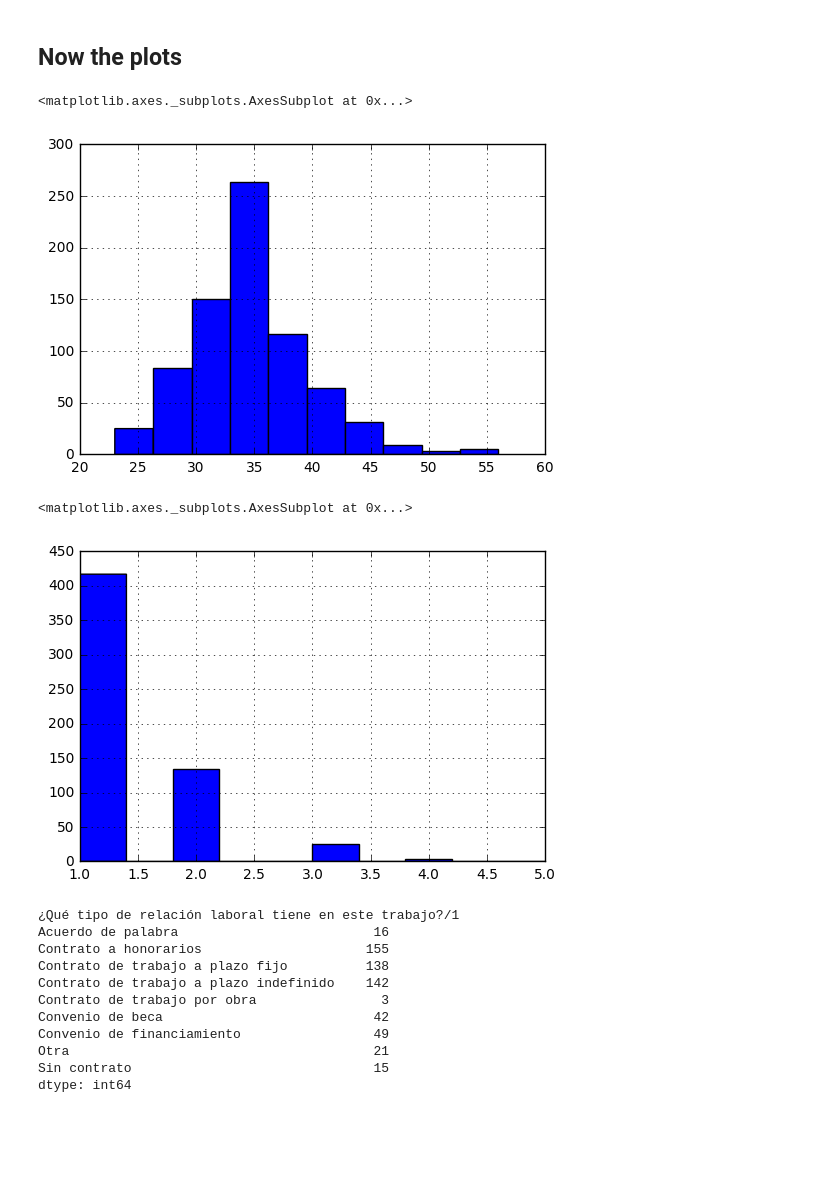
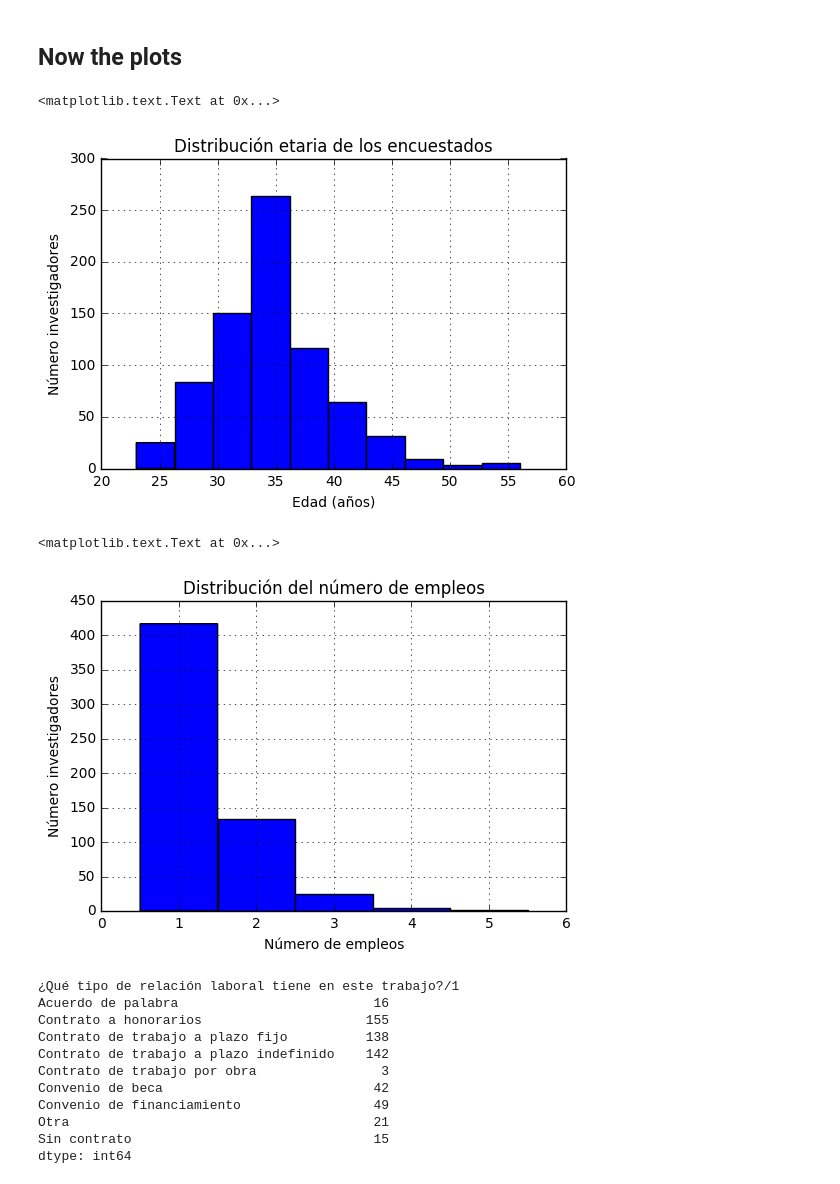
Before and after one commit to rpmunoz/datachile, a Jupyter notebook: science/Analisis encuesta insercion.ipynb, the cells around one changed output. Cells and saved outputs as stored; diff of their text form; code cells hidden in the pictures; blank space fills up the shorter version.

Commit message:
Added axis lables to plots

```diff
--- a/science/Analisis encuesta insercion.ipynb
+++ b/science/Analisis encuesta insercion.ipynb
@@ -153,15 +153,23 @@ Name: ¿Qué tipo de relación laboral tiene en este trabajo?/1, dtype: object
 # %% [markdown]
 ## Now the plots
 # %%
+plt.figure()
 data_complete['¿Cuál es su edad? Exprésela en años'].hist()
+plt.xlabel('Edad (años)')
+plt.ylabel('Número investigadores')
+plt.title('Distribución etaria de los encuestados')
 # %% [output]
-<matplotlib.axes._subplots.AxesSubplot at 0x...>
+<matplotlib.text.Text at 0x...>
-[figure, old version]
+[figure, new version]
 # %%
-data_complete_jobs['¿Cuántos empleos tiene en la actualidad? Incluya los empleos formales e informales.'].hist()
+plt.figure()
+data_complete_jobs['¿Cuántos empleos tiene en la actualidad? Incluya los empleos formales e informales.'].hist(bins=5, range=(0.5,5.5))
+plt.xlabel('Número de empleos')
+plt.ylabel('Número investigadores')
+plt.title('Distribución del número de empleos')
 # %% [output]
-<matplotlib.axes._subplots.AxesSubplot at 0x...>
+<matplotlib.text.Text at 0x...>
-[figure, old version]
+[figure, new version]
 # %%
 data_complete_jobs.groupby(['¿Qué tipo de relación laboral tiene en este trabajo?/1']).size()
 # %% [output]
```
Also changed, not shown: parts of 1 cell of this notebook.
